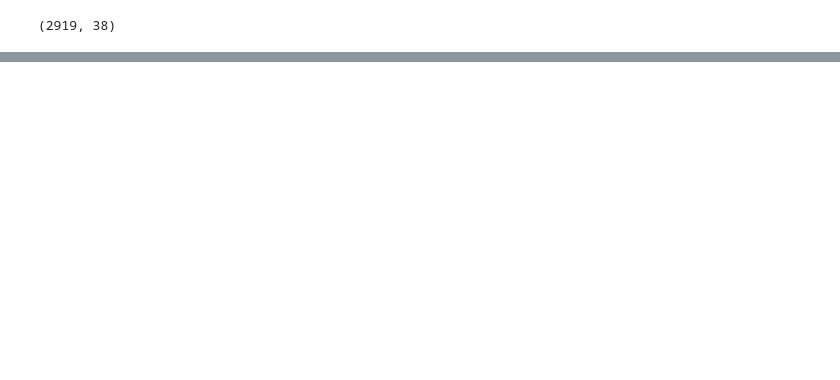
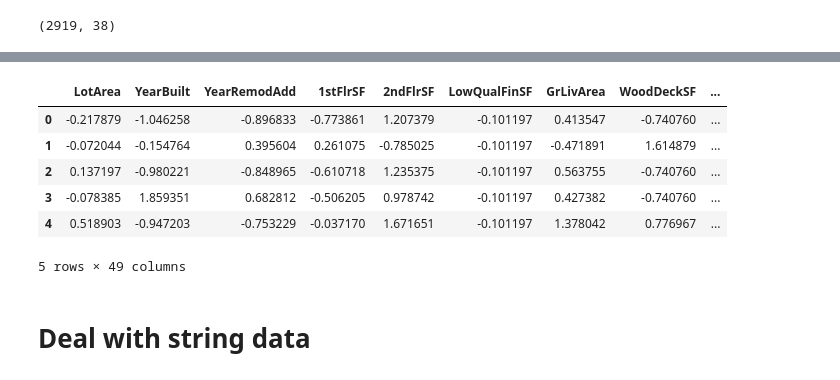
Before and after one commit to spidermanxyz98/House_price_prediction, a Jupyter notebook: House_price_prediction.ipynb, the cells around one changed output, grey strips where cells are left out. Saved outputs shown, nothing was run; the diff lists cells and outputs as text; code cells hidden in the pictures; blank space fills up the shorter version.

```diff
--- a/House_price_prediction.ipynb
+++ b/House_price_prediction.ipynb
@@ -112,0 +151,12 @@ X_scale.shape
+# %%
+X_scale.head()
+# %% [output]
+|  | LotArea | YearBuilt | YearRemodAdd | 1stFlrSF | 2ndFlrSF | LowQualFinSF | GrLivArea | WoodDeckSF | ... |
+| 0 | -0.217879 | -1.046258 | -0.896833 | -0.773861 | 1.207379 | -0.101197 | 0.413547 | -0.740760 | ... |
+| 1 | -0.072044 | -0.154764 | 0.395604 | 0.261075 | -0.785025 | -0.101197 | -0.471891 | 1.614879 | ... |
+| 2 | 0.137197 | -0.980221 | -0.848965 | -0.610718 | 1.235375 | -0.101197 | 0.563755 | -0.740760 | ... |
+| 3 | -0.078385 | 1.859351 | 0.682812 | -0.506205 | 0.978742 | -0.101197 | 0.427382 | -0.740760 | ... |
+| 4 | 0.518903 | -0.947203 | -0.753229 | -0.037170 | 1.671651 | -0.101197 | 1.378042 | 0.776967 | ... |
+5 rows × 49 columns
+# %% [markdown]
+# Deal with string data
```
Also changed, not shown: parts of 38 cells of this notebook, 4 other files.
